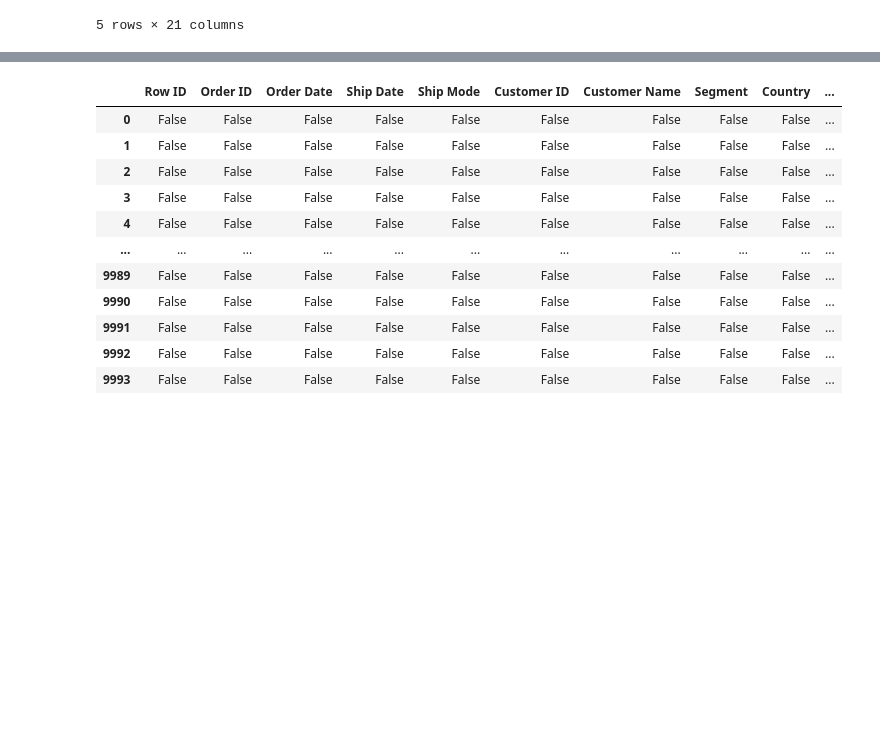
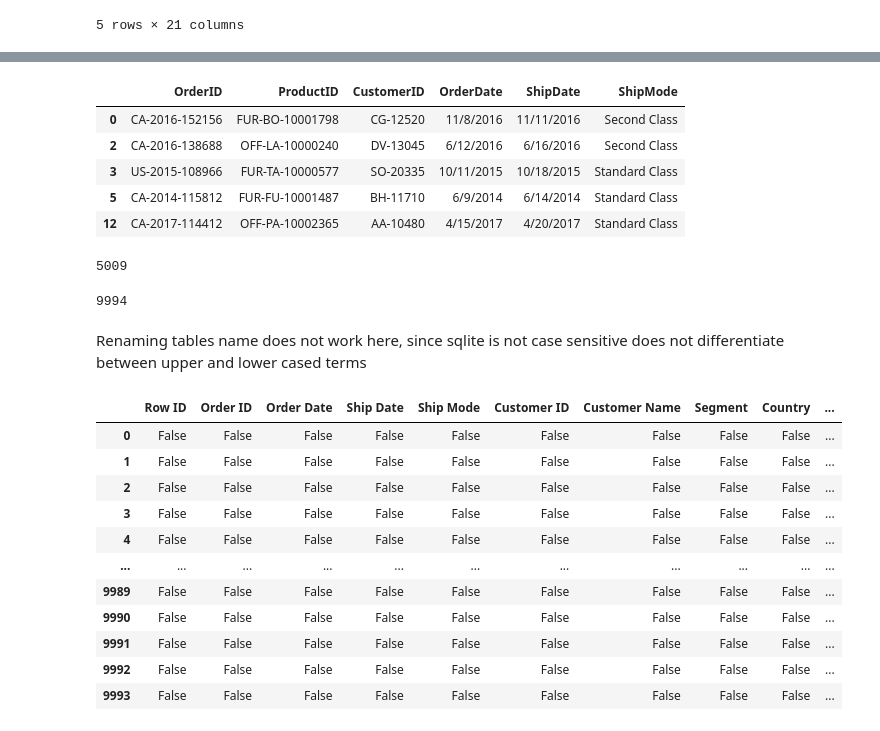
Before and after one commit to Meddy92-gif/E-commerce-Project, a Jupyter notebook: EDA_Superstore.ipynb, the cells around one changed output, grey strips where cells are left out. Saved outputs shown, nothing was run; the diff lists cells and outputs as text; code cells hidden in the pictures; blank space fills up the shorter version.

```diff
--- a/EDA_Superstore.ipynb
+++ b/EDA_Superstore.ipynb
@@ -52,0 +44,3 @@ np.int64(0)
+# %%
+orders = vs_superstore[["OrderID","ProductID","CustomerID","OrderDate", "ShipDate", "ShipMode"]]
+orders.drop_duplicates(subset=["OrderID"],inplace=True)
@@ -52,0 +203,13 @@ np.int64(0)
+# %%
+orders.head()
+# %% [output]
+|  | OrderID | ProductID | CustomerID | OrderDate | ShipDate | ShipMode |
+| 0 | CA-2016-152156 | FUR-BO-10001798 | CG-12520 | 11/8/2016 | 11/11/2016 | Second Class |
+| 2 | CA-2016-138688 | OFF-LA-10000240 | DV-13045 | 6/12/2016 | 6/16/2016 | Second Class |
+| 3 | US-2015-108966 | FUR-TA-10000577 | SO-20335 | 10/11/2015 | 10/18/2015 | Standard Class |
+| 5 | CA-2014-115812 | FUR-FU-10001487 | BH-11710 | 6/9/2014 | 6/14/2014 | Standard Class |
+| 12 | CA-2017-114412 | OFF-PA-10002365 | AA-10480 | 4/15/2017 | 4/20/2017 | Standard Class |
+# %%
+orders.to_sql('Orders', db_conn, if_exists='append', index=False)
+# %% [output]
+5009
@@ -52,0 +232,6 @@ np.int64(0)
+# %%
+salesinfo.to_sql('Salesinfo', db_conn, if_exists='append', index=False)
+# %% [output]
+9994
+# %% [markdown]
+Renaming tables name does not work here, since sqlite is not case sensitive does not differentiate between upper and lower cased terms
```
Also changed, not shown: parts of 39 cells of this notebook, 3 other files.
